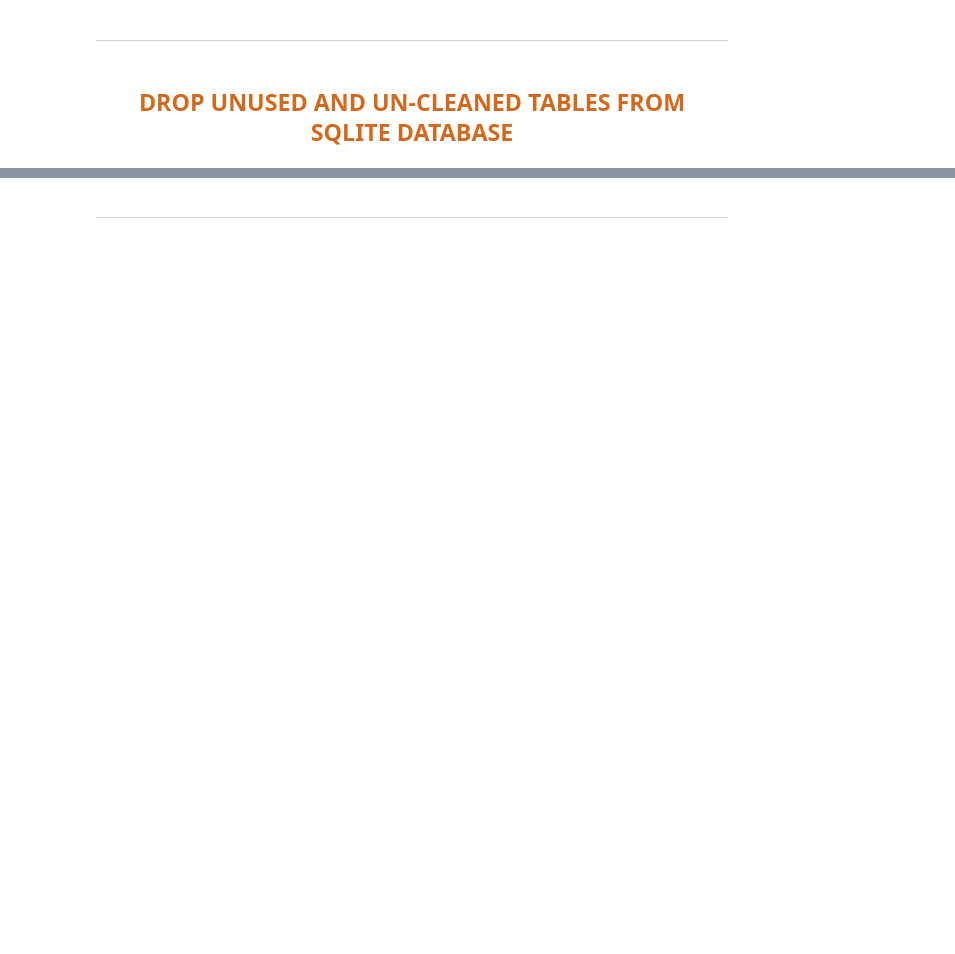
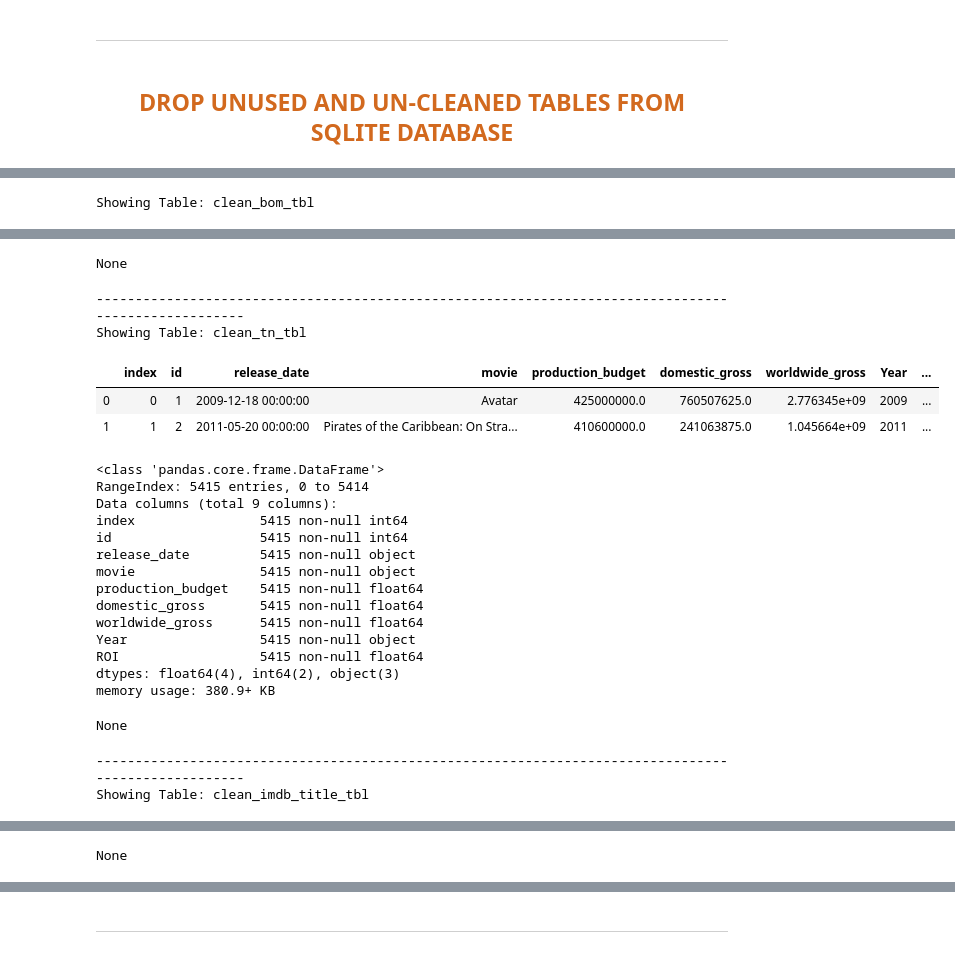
Before and after one commit to jammy-bot/dsc-mod-1-project-v2-1-online-ds-ft-120919, a Jupyter notebook: movies-clean-transform.ipynb, the cells around one changed output, grey strips where cells are left out. Cells and saved outputs as stored; diff of their text form; code cells hidden in the pictures; blank space fills up the shorter version.

```diff
--- a/movies-clean-transform.ipynb
+++ b/movies-clean-transform.ipynb
@@ -940,45 +799,39 @@ print("2016-2018", bom_2016_18_df.groupby('studio').sum(
 # %%
 # Execute the DROP Table SQL statement
 
-# dropTableStatement = "DROP TABLE demotable"
-# cursor.execute(dropTableStatement)
+dropTableStatement = "DROP TABLE bom_movie_gross"
+cur.execute(dropTableStatement)
 
-# dropTableStatement = "DROP TABLE demotable"
-# cursor.execute(dropTableStatement)
+dropTableStatement = "DROP TABLE imdb_title_basics "
+cur.execute(dropTableStatement)
 
-# dropTableStatement = "DROP TABLE demotable"
-# cursor.execute(dropTableStatement)
+dropTableStatement = "DROP TABLE imdb_name_basics "
+cur.execute(dropTableStatement)
 
-# dropTableStatement = "DROP TABLE demotable"
-# cursor.execute(dropTableStatement)
+dropTableStatement = "DROP TABLE imdb_title_akas"
+cur.execute(dropTableStatement)
 
-# dropTableStatement = "DROP TABLE demotable"
-# cursor.execute(dropTableStatement)
+dropTableStatement = "DROP TABLE imdb_title_crew"
+cur.execute(dropTableStatement)
 
-# dropTableStatement = "DROP TABLE demotable"
-# cursor.execute(dropTableStatement)
+dropTableStatement = "DROP TABLE imdb_title_principals"
+cur.execute(dropTableStatement)
 
-# dropTableStatement = "DROP TABLE demotable"
-# cursor.execute(dropTableStatement)
+dropTableStatement = "DROP TABLE imdb_title_ratings"
+cur.execute(dropTableStatement)
 
-# dropTableStatement = "DROP TABLE demotable"
-# cursor.execute(dropTableStatement)
+dropTableStatement = "DROP TABLE rt_reviews"
+cur.execute(dropTableStatement)
 
-# dropTableStatement = "DROP TABLE demotable"
-# cursor.execute(dropTableStatement)
+dropTableStatement = "DROP TABLE tmdb_movies"
+cur.execute(dropTableStatement)
 
-# dropTableStatement = "DROP TABLE demotable"
-# cursor.execute(dropTableStatement)
+dropTableStatement = "DROP TABLE rt_movie_info"
+cur.execute(dropTableStatement)
 
-# dropTableStatement = "DROP TABLE demotable"
-# cursor.execute(dropTableStatement)
+dropTableStatement = "DROP TABLE tn_movie_budgets"
+cur.execute(dropTableStatement)
 
-# dropTableStatement = "DROP TABLE demotable"
-# cursor.execute(dropTableStatement)
-
-# dropTableStatement = "DROP TABLE demotable"
-# cursor.execute(dropTableStatement)
-
-
-# Close the connection object
-# connection.close()
+preview_tables(conn, tables='all')
+# %% [output]
+Showing Table: clean_bom_tbl
@@ -984,0 +853,23 @@ print("2016-2018", bom_2016_18_df.groupby('studio').sum(
+None
+----------------------------------------------------------------------------------------------------
+Showing Table: clean_tn_tbl
+|  | index | id | release_date | movie | production_budget | domestic_gross | worldwide_gross | Year | ... |
+| 0 | 0 | 1 | 2009-12-18 00:00:00 | Avatar | 425000000.0 | 760507625.0 | 2.776345e+09 | 2009 | ... |
+| 1 | 1 | 2 | 2011-05-20 00:00:00 | Pirates of the Caribbean: On Stra... | 410600000.0 | 241063875.0 | 1.045664e+09 | 2011 | ... |
+<class 'pandas.core.frame.DataFrame'>
+RangeIndex: 5415 entries, 0 to 5414
+Data columns (total 9 columns):
+index                5415 non-null int64
+id                   5415 non-null int64
+release_date         5415 non-null object
+movie                5415 non-null object
+production_budget    5415 non-null float64
+domestic_gross       5415 non-null float64
+worldwide_gross      5415 non-null float64
+Year                 5415 non-null object
+ROI                  5415 non-null float64
+dtypes: float64(4), int64(2), object(3)
+memory usage: 380.9+ KB
+None
+----------------------------------------------------------------------------------------------------
+Showing Table: clean_imdb_title_tbl
@@ -984,0 +896 @@ print("2016-2018", bom_2016_18_df.groupby('studio').sum(
+None
```
Also changed, not shown: parts of 65 cells of this notebook, 1 other file.
